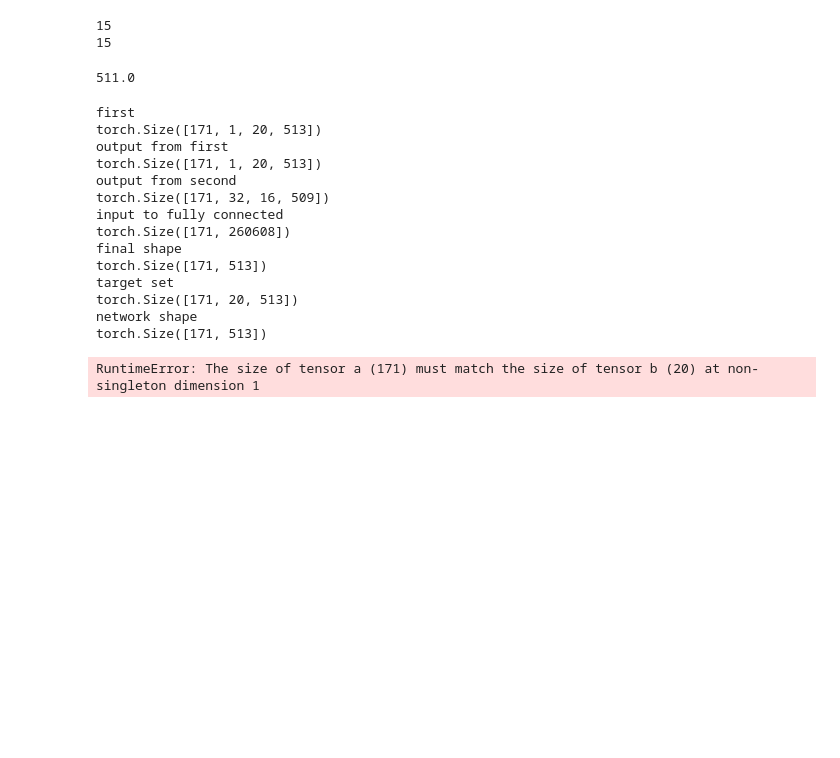
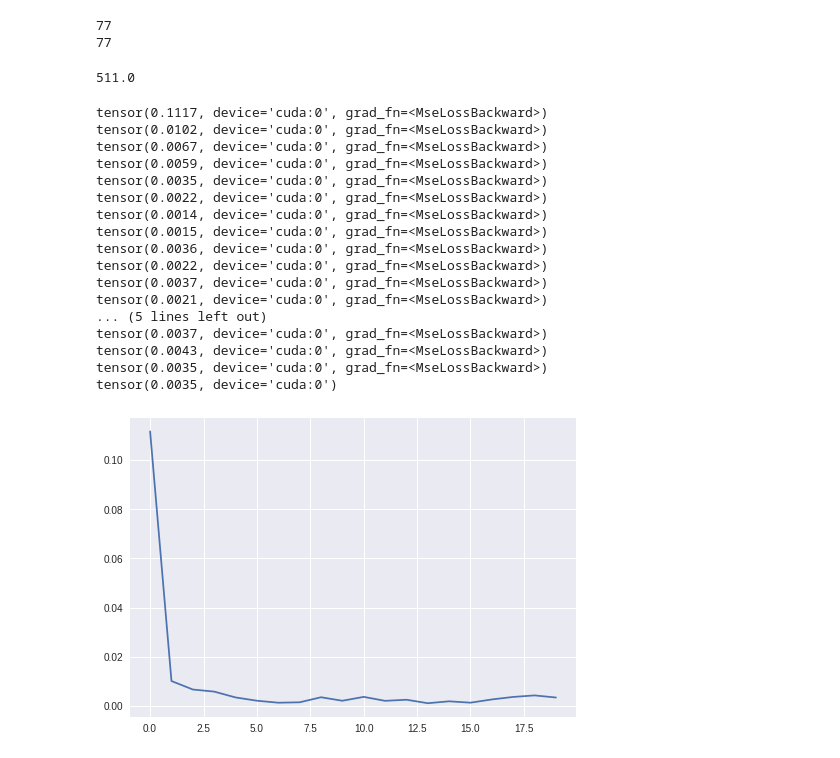
Before and after one commit to gurjaspalbedi/deep-learning, a Jupyter notebook: Assignment 2/Assignment2_part2.ipynb, the cells around one changed output. Saved outputs shown, nothing was run; the diff lists cells and outputs as text; code cells hidden in the pictures; blank space fills up the shorter version.

Commit message:
testing for the first audio file.

```diff
--- a/Assignment 2/Assignment2_part2.ipynb
+++ b/Assignment 2/Assignment2_part2.ipynb
@@ -29,0 +45,3 @@ torch.Size([2459, 513])
+# %%
+x_frames = data_preprocessing(x)
+target_frames = data_preprocessing(s)
@@ -30,14 +65,14 @@ torch.Size([2459, 513])
 # %%
-x_frames = []
-target_frames = []
-for t in range(s.shape[0]-19):
-    frame_x = s[t:t+20,:]
-#     print(frame_x.shape)
-    frame_y = x[t:t+20,:]
-    x_frames.append(frame_x)
-    target_frames.append(frame_y)
+# x_frames = []
+# target_frames = []
+# for t in range(s.shape[0]-19):
+#     frame_x = s[t:t+20,:]
+# #     print(frame_x.shape)
+#     frame_y = x[t:t+20,:]
+#     x_frames.append(frame_x)
+#     target_frames.append(frame_y)
 
-print(np.array(x_frames).shape)
-print(np.array(target_frames).shape)
+# print(np.array(x_frames).shape)
+# print(np.array(target_frames).shape)
 
-print(x_frames[2439].shape)
+# print(x_frames[2439].shape)
@@ -48,12 +79,12 @@ torch.Size([20, 513])
 # %%
-BATCH = 171
+BATCH = 32
 train_loader = torch.utils.data.DataLoader(x_frames, batch_size=BATCH)
 test_loader = torch.utils.data.DataLoader(target_frames, batch_size=BATCH)
 print(len(train_loader))
 print(len(test_loader))
 # %% [output]
-15
-15
+77
+77
 # %%
 # test_iter = iter(train_loader)
 # test_data = test_iter.next()
@@ -114,46 +152,53 @@ neural_network = NeuralNetwork().cuda()
 # %%
 loss_function= nn.MSELoss()
 para = neural_network.parameters()
 optimizer = torch.optim.Adam(params=para, lr=0.001)
 loss_list = []
-epochs = 500
+epochs = 20
 for i in range(epochs):
     input_iter = iter(train_loader)
     target_iter = iter(test_loader)
+    index = 19
     while True:
         try:
             input_set = input_iter.next()
             target_set = target_iter.next()
             input_set = input_set.cuda()
             target_set = target_set.cuda()
             optimizer.zero_grad()
             network_output  = neural_network(input_set)
-            print("target set")
-            print(target_set.shape)
-            print("network shape")
-            print(network_output.shape)
-            loss = loss_function(network_output , target_set)
+#             print("target set")
+#             print(target_set.shape)
+#             print("network shape")
+#             print(network_output.shape)
+            loss = loss_function(network_output , target_set[:,index,:])
+#             index + 20
             loss.backward()
             optimizer.step()
         except StopIteration:
             break
+#     if i% 25 == 0:
+    print(loss)
     loss_list.append(loss.data.cpu().numpy())
 print(loss.data)
 plt.plot(range(epochs), loss_list)
 plt.show()
 # %% [output]
-first
-torch.Size([171, 1, 20, 513])
-output from first
-torch.Size([171, 1, 20, 513])
-output from second
-torch.Size([171, 32, 16, 509])
-input to fully connected
-torch.Size([171, 260608])
-final shape
-torch.Size([171, 513])
-target set
-torch.Size([171, 20, 513])
-network shape
-torch.Size([171, 513])
+tensor(0.1117, device='cuda:0', grad_fn=<MseLossBackward>)
+tensor(0.0102, device='cuda:0', grad_fn=<MseLossBackward>)
+tensor(0.0067, device='cuda:0', grad_fn=<MseLossBackward>)
+tensor(0.0059, device='cuda:0', grad_fn=<MseLossBackward>)
+tensor(0.0035, device='cuda:0', grad_fn=<MseLossBackward>)
+tensor(0.0022, device='cuda:0', grad_fn=<MseLossBackward>)
+tensor(0.0014, device='cuda:0', grad_fn=<MseLossBackward>)
+tensor(0.0015, device='cuda:0', grad_fn=<MseLossBackward>)
+tensor(0.0036, device='cuda:0', grad_fn=<MseLossBackward>)
+tensor(0.0022, device='cuda:0', grad_fn=<MseLossBackward>)
+tensor(0.0037, device='cuda:0', grad_fn=<MseLossBackward>)
+tensor(0.0021, device='cuda:0', grad_fn=<MseLossBackward>)
+... (5 lines left out)
+tensor(0.0037, device='cuda:0', grad_fn=<MseLossBackward>)
+tensor(0.0043, device='cuda:0', grad_fn=<MseLossBackward>)
+tensor(0.0035, device='cuda:0', grad_fn=<MseLossBackward>)
+tensor(0.0035, device='cuda:0')
-RuntimeError: The size of tensor a (171) must match the size of tensor b (20) at non-singleton dimension 1
+[figure, added]
```
Also changed, not shown: parts of 17 cells of this notebook, 1 other file.
